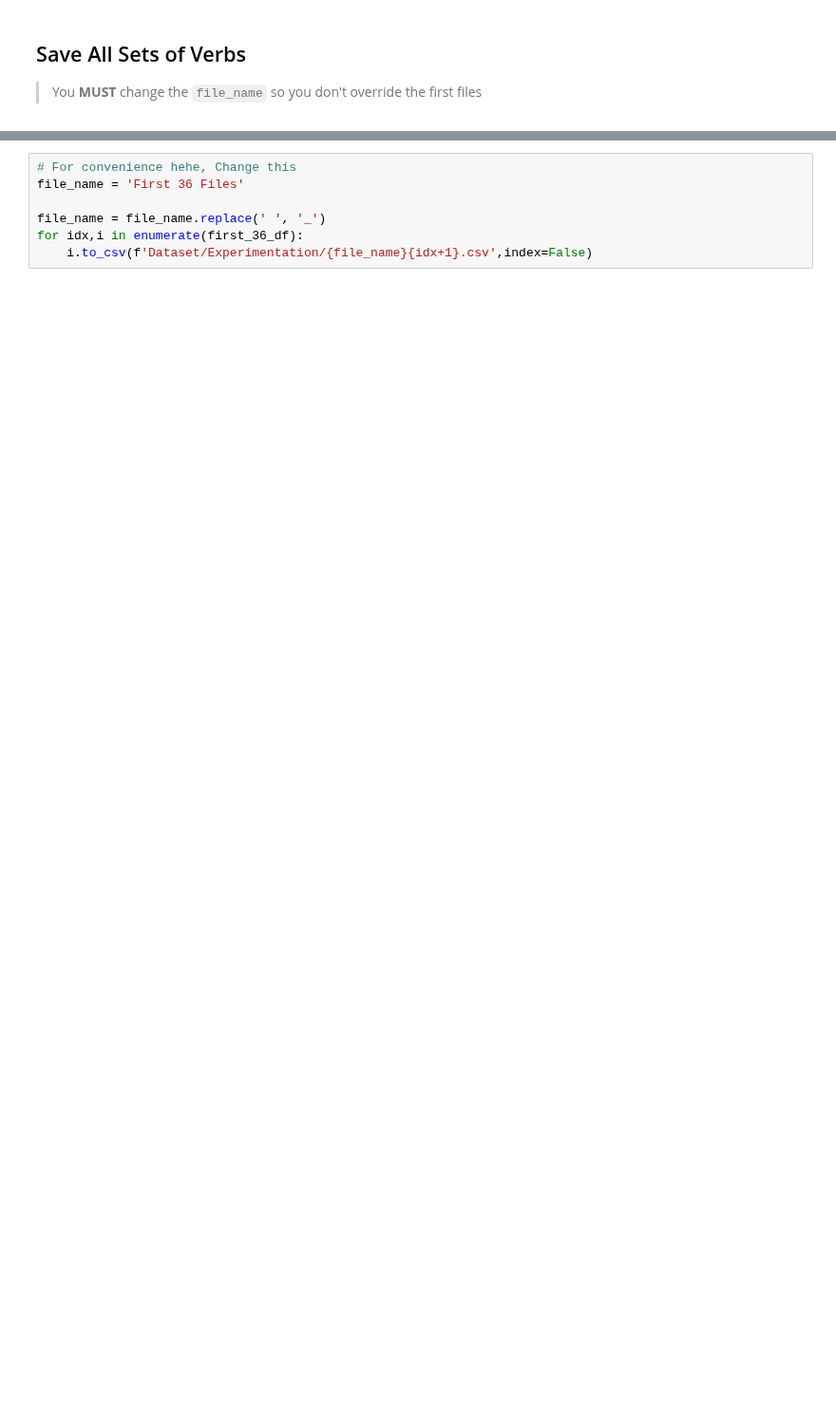
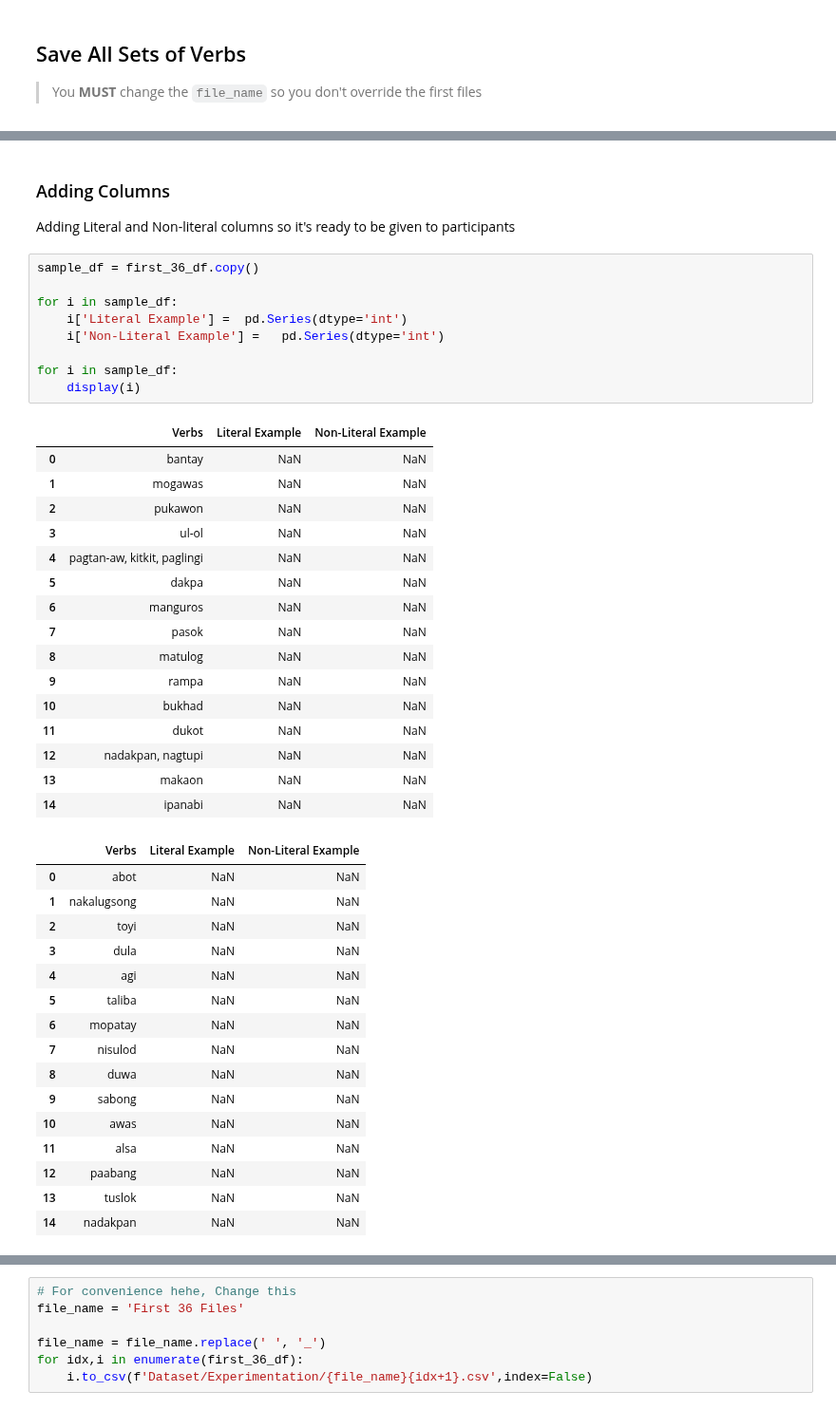
Before and after one commit to MiguelPartosa/Thesis-FOS-BinaryClass-WSD, a Jupyter notebook: experimentation.ipynb, the cells around one changed output, grey strips where cells are left out. Shown at 95% size. Cells and saved outputs as stored; diff of their text form; blank space fills up the shorter version.

Commit message:
Adding columns to fill for participants

```diff
--- a/experimentation.ipynb
+++ b/experimentation.ipynb
@@ -136,0 +157,45 @@ for i in first_36_df:
+# %% [markdown]
+### Adding Columns
+Adding Literal and Non-literal columns so it's ready to be given to participants
+# %%
+sample_df = first_36_df.copy()
+
+for i in sample_df:
+    i['Literal Example'] =  pd.Series(dtype='int')
+    i['Non-Literal Example'] =   pd.Series(dtype='int')
+
+for i in sample_df:
+    display(i)
+# %% [output]
+|  | Verbs | Literal Example | Non-Literal Example |
+| 0 | bantay | NaN | NaN |
+| 1 | mogawas | NaN | NaN |
+| 2 | pukawon | NaN | NaN |
+| 3 | ul-ol | NaN | NaN |
+| 4 | pagtan-aw, kitkit, paglingi | NaN | NaN |
+| 5 | dakpa | NaN | NaN |
+| 6 | manguros | NaN | NaN |
+| 7 | pasok | NaN | NaN |
+| 8 | matulog | NaN | NaN |
+| 9 | rampa | NaN | NaN |
+| 10 | bukhad | NaN | NaN |
+| 11 | dukot | NaN | NaN |
+| 12 | nadakpan, nagtupi | NaN | NaN |
+| 13 | makaon | NaN | NaN |
+| 14 | ipanabi | NaN | NaN |
+|  | Verbs | Literal Example | Non-Literal Example |
+| 0 | abot | NaN | NaN |
+| 1 | nakalugsong | NaN | NaN |
+| 2 | toyi | NaN | NaN |
+| 3 | dula | NaN | NaN |
+| 4 | agi | NaN | NaN |
+| 5 | taliba | NaN | NaN |
+| 6 | mopatay | NaN | NaN |
+| 7 | nisulod | NaN | NaN |
+| 8 | duwa | NaN | NaN |
+| 9 | sabong | NaN | NaN |
+| 10 | awas | NaN | NaN |
+| 11 | alsa | NaN | NaN |
+| 12 | paabang | NaN | NaN |
+| 13 | tuslok | NaN | NaN |
+| 14 | nadakpan | NaN | NaN |
```
Also changed, not shown: parts of 4 cells of this notebook, 5 other files.
